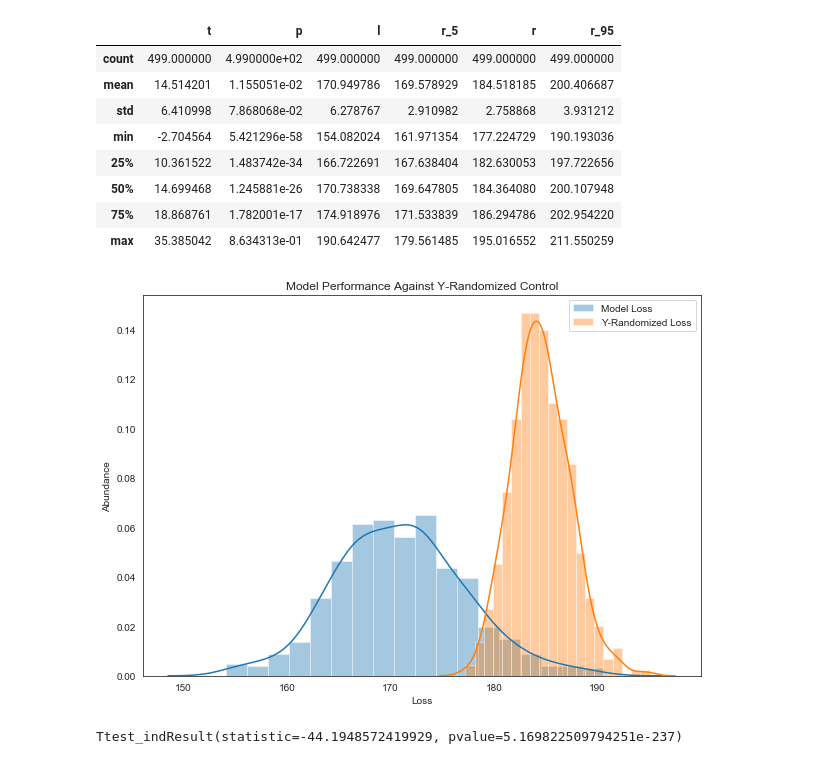
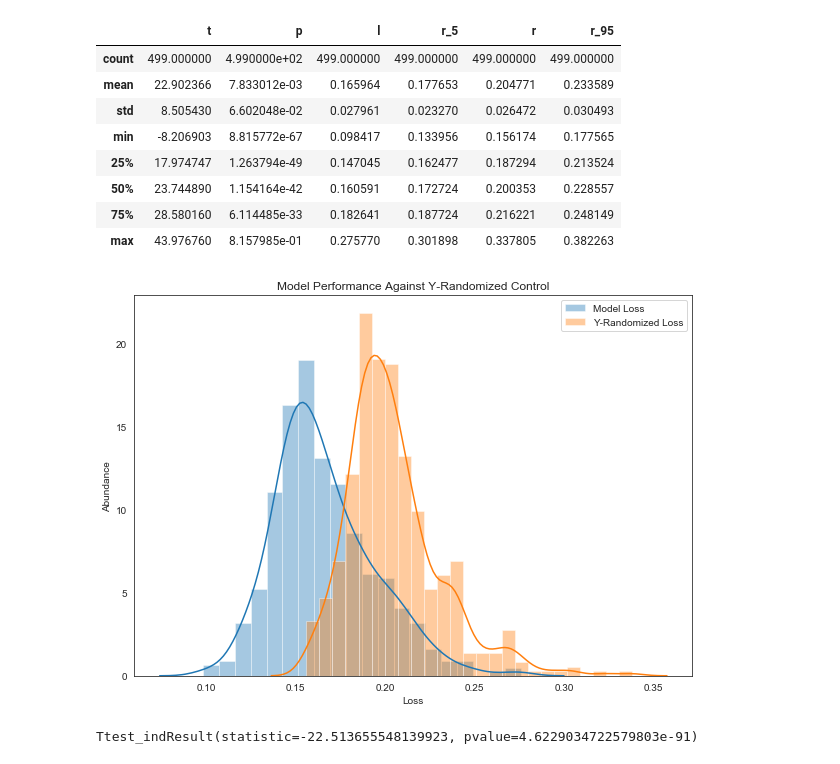
Before and after one commit to corinwagen/TrumpTweets, a Jupyter notebook: models/2arm_ttest.ipynb, the cells around one changed output. Cells and saved outputs as stored; diff of their text form; code cells hidden in the pictures.

Commit message:
analyzed china models ttest

```diff
--- a/models/2arm_ttest.ipynb
+++ b/models/2arm_ttest.ipynb
@@ -9,19 +9,19 @@ sns.set_style('white')
 
 from scipy.stats import ttest_ind
 # %%
-df = pd.read_csv('au_ttest_results.csv', sep=";")
+df = pd.read_csv('china_ttest_results.csv', sep=";")
 df.columns = ["model_name", "t", "p", "l", "r_5", "r", "r_95"]
 df.describe()
 # %% [output]
 |  | t | p | l | r_5 | r | r_95 |
 | count | 499.000000 | 4.990000e+02 | 499.000000 | 499.000000 | 499.000000 | 499.000000 |
-| mean | 14.514201 | 1.155051e-02 | 170.949786 | 169.578929 | 184.518185 | 200.406687 |
-| std | 6.410998 | 7.868068e-02 | 6.278767 | 2.910982 | 2.758868 | 3.931212 |
-| min | -2.704564 | 5.421296e-58 | 154.082024 | 161.971354 | 177.224729 | 190.193036 |
-| 25% | 10.361522 | 1.483742e-34 | 166.722691 | 167.638404 | 182.630053 | 197.722656 |
-| 50% | 14.699468 | 1.245881e-26 | 170.738338 | 169.647805 | 184.364080 | 200.107948 |
-| 75% | 18.868761 | 1.782001e-17 | 174.918976 | 171.533839 | 186.294786 | 202.954220 |
-| max | 35.385042 | 8.634313e-01 | 190.642477 | 179.561485 | 195.016552 | 211.550259 |
+| mean | 22.902366 | 7.833012e-03 | 0.165964 | 0.177653 | 0.204771 | 0.233589 |
+| std | 8.505430 | 6.602048e-02 | 0.027961 | 0.023270 | 0.026472 | 0.030493 |
+| min | -8.206903 | 8.815772e-67 | 0.098417 | 0.133956 | 0.156174 | 0.177565 |
+| 25% | 17.974747 | 1.263794e-49 | 0.147045 | 0.162477 | 0.187294 | 0.213524 |
+| 50% | 23.744890 | 1.154164e-42 | 0.160591 | 0.172724 | 0.200353 | 0.228557 |
+| 75% | 28.580160 | 6.114485e-33 | 0.182641 | 0.187724 | 0.216221 | 0.248149 |
+| max | 43.976760 | 8.157985e-01 | 0.275770 | 0.301898 | 0.337805 | 0.382263 |
 # %%
 fig = plt.figure(figsize=(10,7))
 sns.distplot(df['l'], ax=fig.gca(), label='Model Loss')
@@ -34,8 +34,8 @@ plt.ylabel('Abundance')
 plt.legend(loc='best')
 plt.show()
 # %% [output]
-[figure, old version]
+[figure, new version]
 # %%
 ttest_ind(df['l'], df['r'])
 # %% [output]
-Ttest_indResult(statistic=-44.1948572419929, pvalue=5.169822509794251e-237)
+Ttest_indResult(statistic=-22.513655548139923, pvalue=4.6229034722579803e-91)
```
Also changed, not shown: 2 other files.
